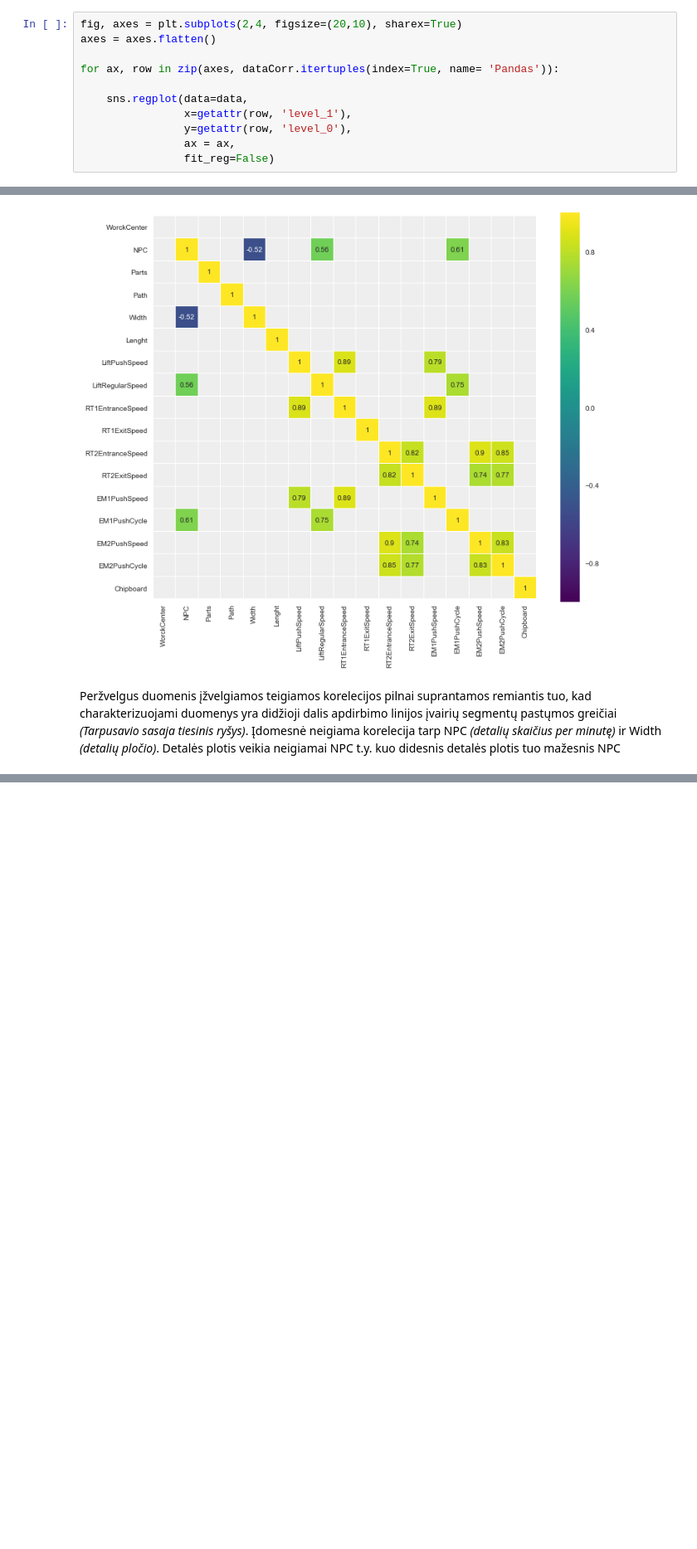
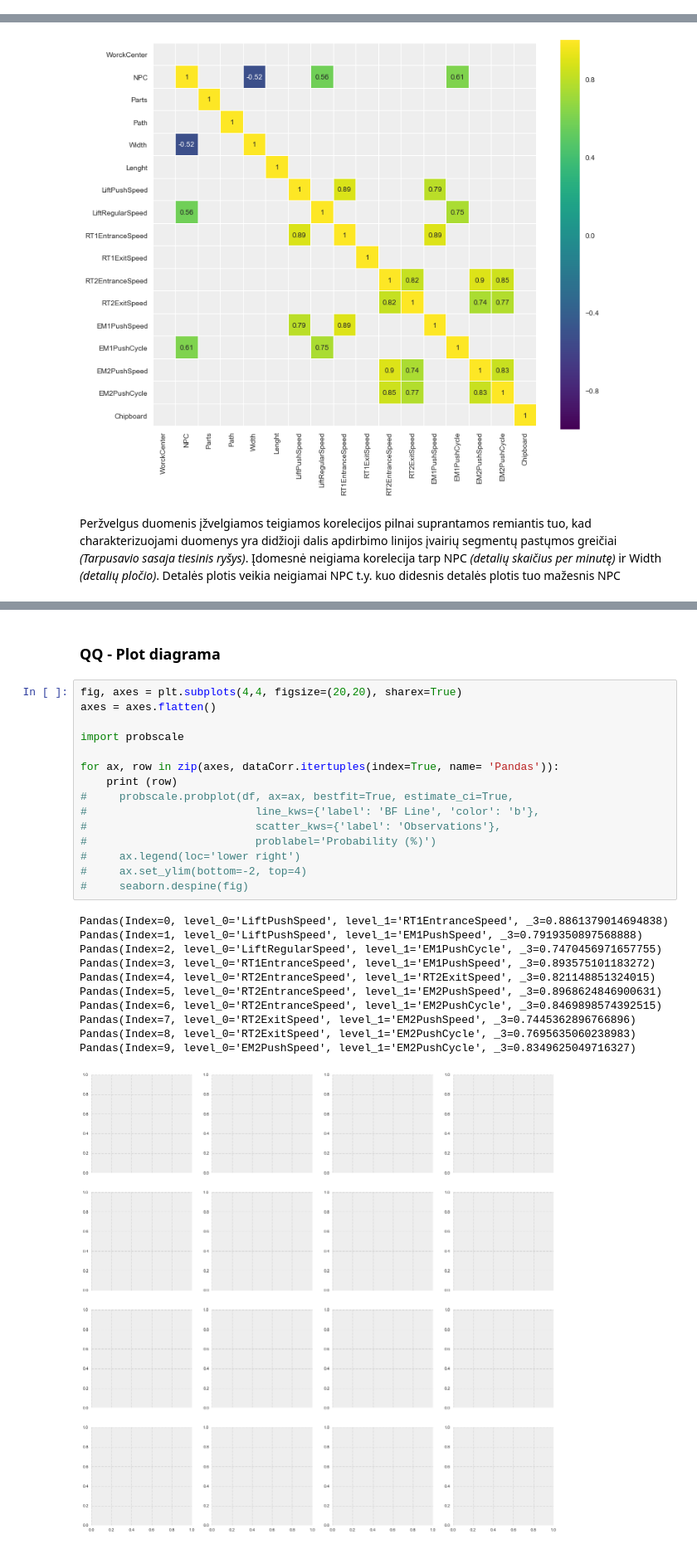
Before and after one commit to bankauskas/optimisation_shortest_path, a Jupyter notebook: notebooks/Exploratory analysis.ipynb, the cells around one changed output, grey strips where cells are left out. Shown: that part at 83% size. Drawn from its saved outputs; the diff is of its cells as text; blank space fills up the shorter version.

```diff
--- a/notebooks/Exploratory analysis.ipynb
+++ b/notebooks/Exploratory analysis.ipynb
@@ -271,14 +271,3 @@ dataCorr
 | 7 | RT2ExitSpeed | EM2PushSpeed | 0.744536 |
 | 8 | RT2ExitSpeed | EM2PushCycle | 0.769564 |
 | 9 | EM2PushSpeed | EM2PushCycle | 0.834963 |
-# %%
-fig, axes = plt.subplots(2,4, figsize=(20,10), sharex=True)
-axes = axes.flatten()
-
-for ax, row in zip(axes, dataCorr.itertuples(index=True, name= 'Pandas')):
-
-    sns.regplot(data=data,
-                x=getattr(row, 'level_1'),
-                y=getattr(row, 'level_0'),
-                ax = ax,
-                fit_reg=False)
@@ -299,0 +306,29 @@ Peržvelgus duomenis įžvelgiamos teigiamos korelecijos pilnai suprantamos remi
+# %% [markdown]
+### QQ - Plot diagrama
+# %%
+fig, axes = plt.subplots(4,4, figsize=(20,20), sharex=True)
+axes = axes.flatten()
+
+import probscale
+
+for ax, row in zip(axes, dataCorr.itertuples(index=True, name= 'Pandas')):
+    print (row)
+#     probscale.probplot(df, ax=ax, bestfit=True, estimate_ci=True,
+#                          line_kws={'label': 'BF Line', 'color': 'b'},
+#                          scatter_kws={'label': 'Observations'},
+#                          problabel='Probability (%)')
+#     ax.legend(loc='lower right')
+#     ax.set_ylim(bottom=-2, top=4)
+#     seaborn.despine(fig)
+# %% [output]
+Pandas(Index=0, level_0='LiftPushSpeed', level_1='RT1EntranceSpeed', _3=0.8861379014694838)
+Pandas(Index=1, level_0='LiftPushSpeed', level_1='EM1PushSpeed', _3=0.7919350897568888)
+Pandas(Index=2, level_0='LiftRegularSpeed', level_1='EM1PushCycle', _3=0.7470456971657755)
+Pandas(Index=3, level_0='RT1EntranceSpeed', level_1='EM1PushSpeed', _3=0.893575101183272)
+Pandas(Index=4, level_0='RT2EntranceSpeed', level_1='RT2ExitSpeed', _3=0.821148851324015)
+Pandas(Index=5, level_0='RT2EntranceSpeed', level_1='EM2PushSpeed', _3=0.8968624846900631)
+Pandas(Index=6, level_0='RT2EntranceSpeed', level_1='EM2PushCycle', _3=0.8469898574392515)
+Pandas(Index=7, level_0='RT2ExitSpeed', level_1='EM2PushSpeed', _3=0.7445362896766896)
+Pandas(Index=8, level_0='RT2ExitSpeed', level_1='EM2PushCycle', _3=0.7695635060238983)
+Pandas(Index=9, level_0='EM2PushSpeed', level_1='EM2PushCycle', _3=0.8349625049716327)
+[figure, added]
```
Also changed, not shown: parts of 3 cells of this notebook, 2 other files.
